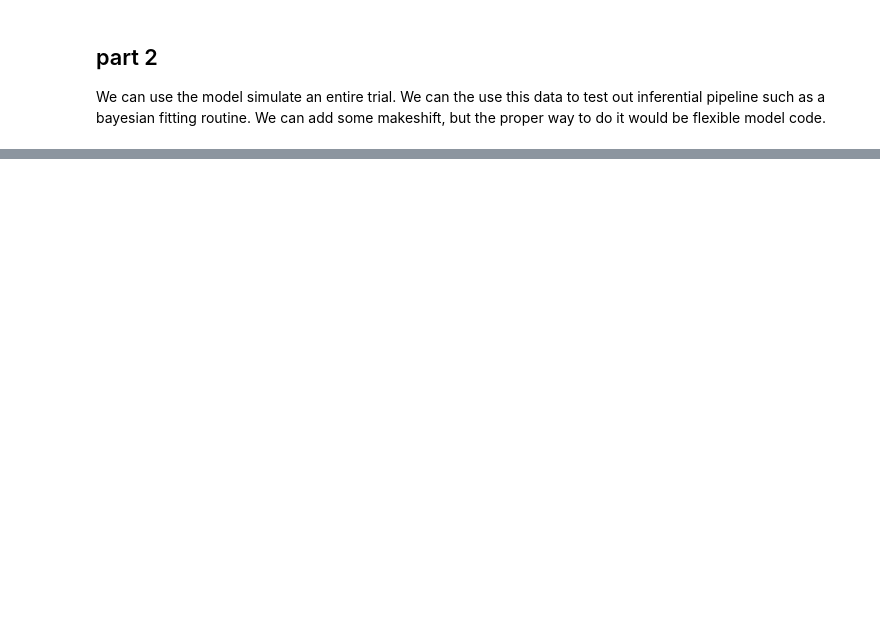
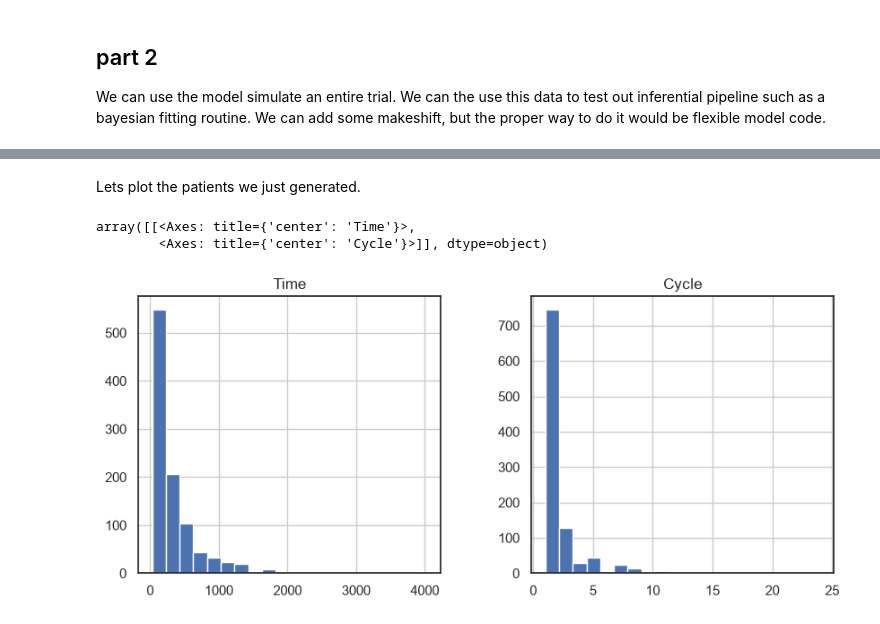
Before and after one commit to emilfrej/biomarker_uncertainty, a Jupyter notebook: python/genertate_synth_AT_trial_data.ipynb, the cells around one changed output, grey strips where cells are left out. Cells and saved outputs as stored; diff of their text form; code cells hidden in the pictures; blank space fills up the shorter version.

```diff
--- a/python/genertate_synth_AT_trial_data.ipynb
+++ b/python/genertate_synth_AT_trial_data.ipynb
@@ -100,4 +79,9 @@ draw_params(priorDic)
 # %%
+def add_cycle_col(Df, treatment_col):
+    '''Function to add cycle identifier'''
+    Df['Cycle'] = Df[treatment_col].ne(Df[treatment_col].shift()).cumsum()
+    return Df
+
 def random_params(paramRange):
     """Selects parameters randomly from output range"""
     output = {}
@@ -117,7 +101,7 @@ def complete_param_dict(cost, turnover, n0, rFrac, rS, K, DD, sigma):
                 "n0": n0, "R0": rFrac * n0, "S0": (n0 - rFrac*n0),
                 "rS": rS, "rR": rS * (1-cost),
                 "dS": rS * turnover, "dR": rS * turnover,
-                'K': K, 'dD': DD}
+                'K': K, 'dD': DD, 'sigma' : sigma}
 
 def test_progression_at(model, t_end):
     """Selects for patients that reach progression (20% growth
@@ -127,17 +111,9 @@ def test_progression_at(model, t_end):
     output = max(model.resultsDf['Time']) + day_interval < t_end
     return int(output)
 
-# Set allowed paramter ranges (use scalars for set values):
-paramRange = {"n0": [0.1, 0.9],
-              "r0": [0.001, 0.5],
-              "cost": [0.2, 0.5],
-              "turnover": [0.5, 0.8],
-              "K":[1, 5],
-              "DD": [.5, 2],
-             "rS": [0.05, .5]}
 
 # Generate random patients
-n_patients = 5
+n_patients = 1000
 check_progression = True
 t_end = 5000  # Ensure progression occurs in this period
 
@@ -147,6 +123,7 @@ def progress_on_ct(paramDic):
     s DRL paper."""
     progressCTflag = paramDic['Turnover'] < (1 - 1.2 * (paramDic['S0']+paramDic['R0'])/paramDic['K']) * (1 - paramDic['Cost'])
     return(progressCTflag)
+
 
 #setup path
 out_dir = Path('../synth_data')
@@ -163,15 +140,17 @@ for i in range(n_patients):
             continue
         model = LotkaVolterraModel(method='RK45', dt=1)
         model.SetParams(**paramDic)
-        model.Simulate_AT(atThreshold=0.5, intervalLength=1, t_end=t_end)
+        model.Simulate_AT(atThreshold=0.5, intervalLength=28, t_end=t_end)
         if not np.isnan(model.ttp) or not check_progression:
             print(f"Check passed or not checking progression on AT! Saving Patient {i} out of {n_patients}")
             break
         print("Check failed")
     #break out while loop and store found param combination
-    model.CleanData()
-    resultsDf = model.resultsDf
-    resultsDf.to_csv(f'../synth_data/patient_{i}.csv')
+    model.odeDF.to_csv(f'../synth_data/patient_{i}_ODEdf.csv')
+    obsDf = pd.DataFrame(model.obsList)
+    obsDf = add_cycle_col(obsDf, 'DrugConcentration')
+    obsDf.to_csv(f'../synth_data/patient_{i}_OBSdf.csv')
+
     priorDrawDic["PatientId"] = i
     if i == 0:
         df = pd.DataFrame(priorDrawDic, index=[0])
@@ -189,0 +178,22 @@ Check passed or not checking progression on AT! Saving Patient 4 out of 5
+# %% [markdown]
+Lets plot the patients we just generated.
+# %%
+
+import matplotlib.pyplot as plt
+
+
+
+import glob
+import re
+files = glob.glob('../synth_data/*OBSdf.csv')
+pattern = r'-?\d+\.?\d*'
+dfs = [pd.read_csv(file) for file in files]
+identifiers = [re.findall(pattern, file)[0] for file in files]
+df = pd.concat([df.assign(PatientID = id) for id, df in zip(identifiers, dfs)]).reset_index(drop=True)
+
+summary = df.groupby('PatientID').agg({'Time': 'max', 'Cycle': 'max' })
+summary.hist(bins=20, figsize=(10, 4))
+# %% [output]
+array([[<Axes: title={'center': 'Time'}>,
+        <Axes: title={'center': 'Cycle'}>]], dtype=object)
+[figure, added]
```
Also changed, not shown: parts of 9 cells of this notebook, 8 other files.
